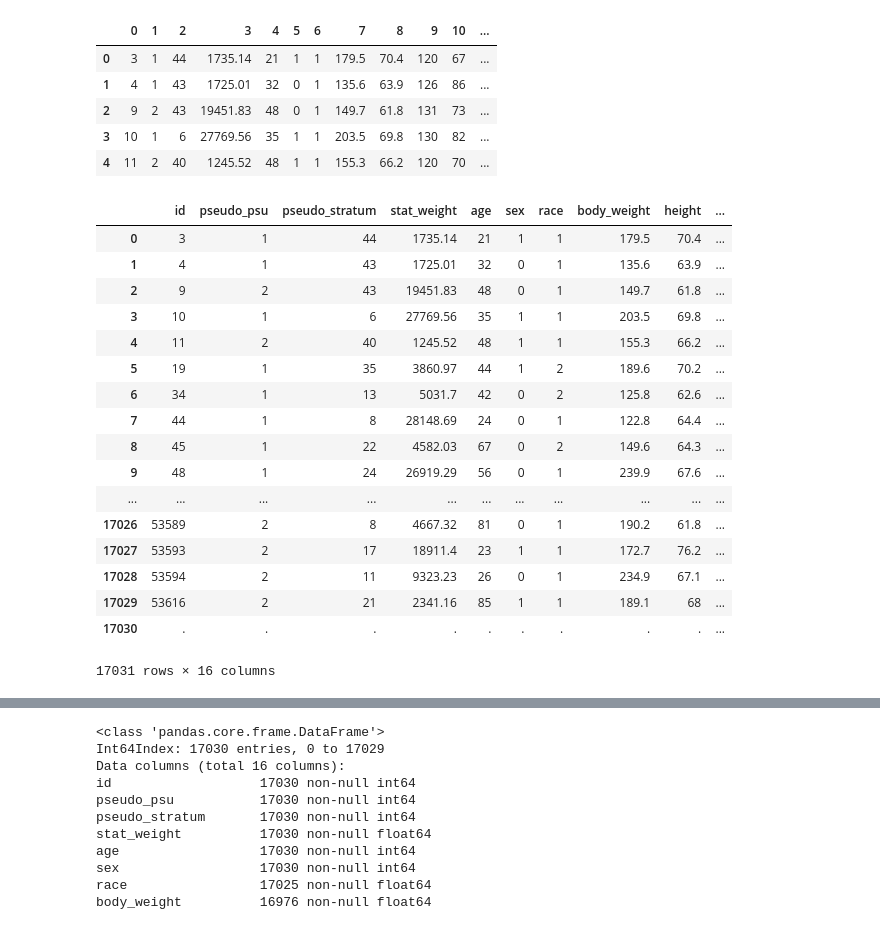
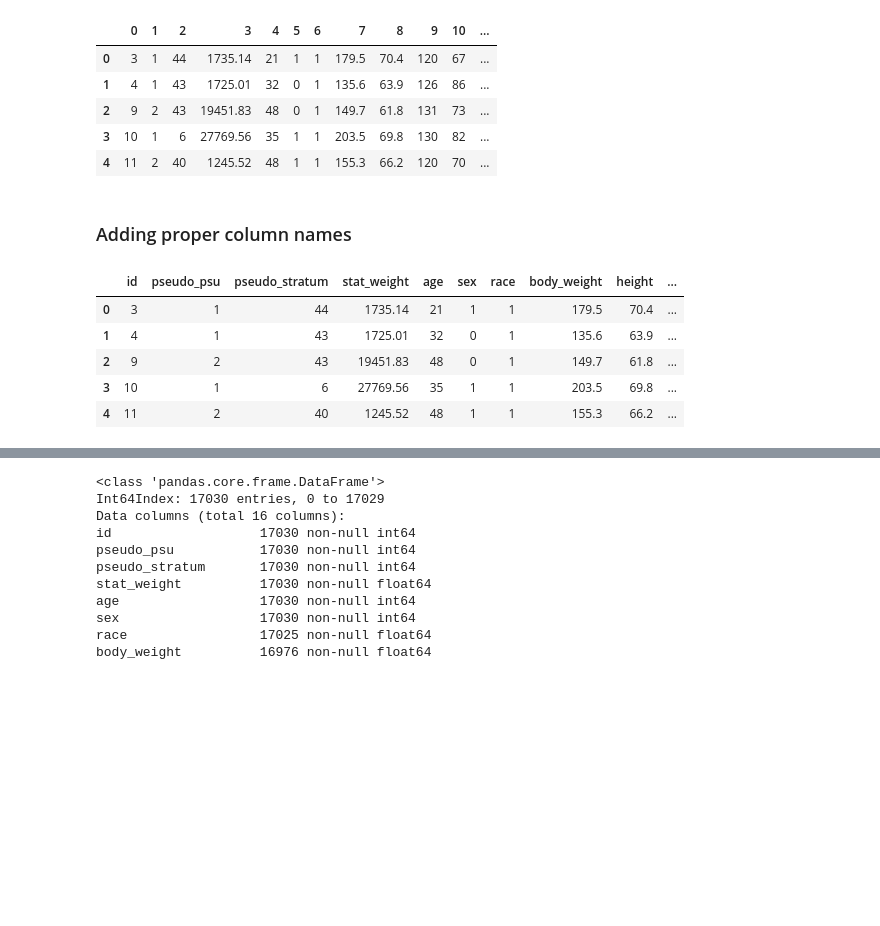
Before and after one commit to febielgiva/High-Blood-Pressure-Predictor-Machine-Learning, a Jupyter notebook: Hypertension Predictor.ipynb, the cells around one changed output, grey strips where cells are left out. Saved outputs shown, nothing was run; the diff lists cells and outputs as text; code cells hidden in the pictures; blank space fills up the shorter version.

```diff
--- a/Hypertension Predictor.ipynb
+++ b/Hypertension Predictor.ipynb
@@ -26,29 +32,19 @@ df.head()
 | 2 | 9 | 2 | 43 | 19451.83 | 48 | 0 | 1 | 149.7 | 61.8 | 131 | 73 | ... |
 | 3 | 10 | 1 | 6 | 27769.56 | 35 | 1 | 1 | 203.5 | 69.8 | 130 | 82 | ... |
 | 4 | 11 | 2 | 40 | 1245.52 | 48 | 1 | 1 | 155.3 | 66.2 | 120 | 70 | ... |
+# %% [markdown]
+<h3>Adding proper column names</h3>
 # %%
-column_names = ['id', 'pseudo_psu', 'pseudo_stratum', 'stat_weight', 'age', 'sex', 'race', 'body_weight', 'height',
-                'avg_systolic_bp', 'avg_diastolic_bp', 'smoked_alot', 'currently_smokes', 'smoking',
-                'serum_cholesterol', 'hbp']
+column_names = ['id', 'pseudo_psu', 'pseudo_stratum', 'stat_weight', 'age', 'sex', 'race',
+                'body_weight', 'height', 'avg_systolic_bp', 'avg_diastolic_bp', 'smoked_alot',
+                'currently_smokes', 'smoking', 'serum_cholesterol', 'hbp']
 df.columns = column_names
 # %%
-df
+df.head()
 # %% [output]
 |  | id | pseudo_psu | pseudo_stratum | stat_weight | age | sex | race | body_weight | height | ... |
 | 0 | 3 | 1 | 44 | 1735.14 | 21 | 1 | 1 | 179.5 | 70.4 | ... |
 | 1 | 4 | 1 | 43 | 1725.01 | 32 | 0 | 1 | 135.6 | 63.9 | ... |
 | 2 | 9 | 2 | 43 | 19451.83 | 48 | 0 | 1 | 149.7 | 61.8 | ... |
 | 3 | 10 | 1 | 6 | 27769.56 | 35 | 1 | 1 | 203.5 | 69.8 | ... |
 | 4 | 11 | 2 | 40 | 1245.52 | 48 | 1 | 1 | 155.3 | 66.2 | ... |
-| 5 | 19 | 1 | 35 | 3860.97 | 44 | 1 | 2 | 189.6 | 70.2 | ... |
-| 6 | 34 | 1 | 13 | 5031.7 | 42 | 0 | 2 | 125.8 | 62.6 | ... |
-| 7 | 44 | 1 | 8 | 28148.69 | 24 | 0 | 1 | 122.8 | 64.4 | ... |
-| 8 | 45 | 1 | 22 | 4582.03 | 67 | 0 | 2 | 149.6 | 64.3 | ... |
-| 9 | 48 | 1 | 24 | 26919.29 | 56 | 0 | 1 | 239.9 | 67.6 | ... |
-| ... | ... | ... | ... | ... | ... | ... | ... | ... | ... | ... |
-| 17026 | 53589 | 2 | 8 | 4667.32 | 81 | 0 | 1 | 190.2 | 61.8 | ... |
-| 17027 | 53593 | 2 | 17 | 18911.4 | 23 | 1 | 1 | 172.7 | 76.2 | ... |
-| 17028 | 53594 | 2 | 11 | 9323.23 | 26 | 0 | 1 | 234.9 | 67.1 | ... |
-| 17029 | 53616 | 2 | 21 | 2341.16 | 85 | 1 | 1 | 189.1 | 68 | ... |
-| 17030 | . | . | . | . | . | . | . | . | . | ... |
-17031 rows × 16 columns
```
Also changed, not shown: parts of 96 cells of this notebook, 2 other files.
